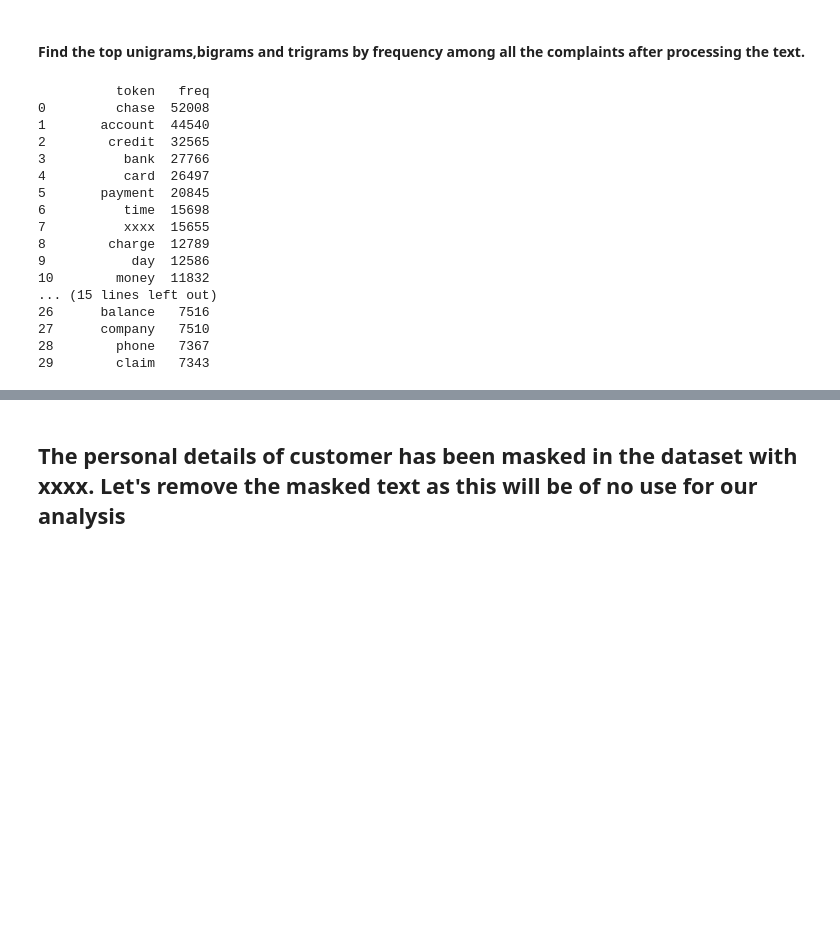
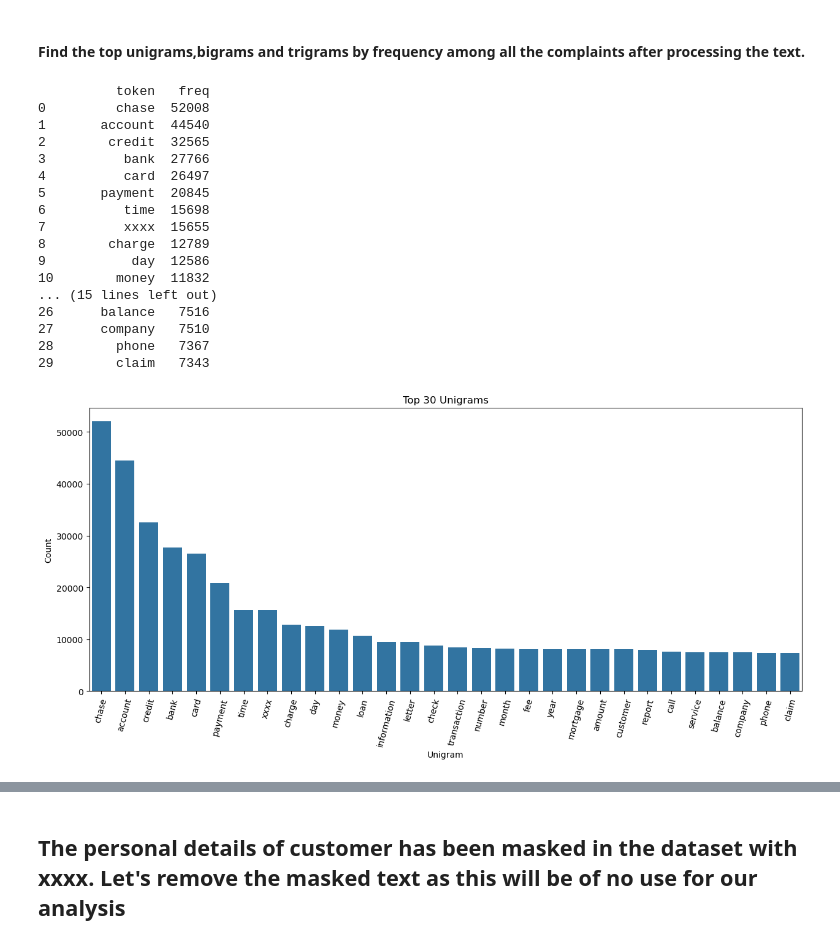
Before and after one commit to RahulMukeshSingh/Automatic-Complaint-Ticket-Classification, a Jupyter notebook: Rahul_Singh_Deepthi_Shreeya_Automatic_Ticket_Classification_Assignment.ipynb, the cells around one changed output, grey strips where cells are left out. Drawn from its saved outputs; the diff is of its cells as text; code cells hidden in the pictures; blank space fills up the shorter version.

```diff
--- a/Rahul_Singh_Deepthi_Shreeya_Automatic_Ticket_Classification_Assignment.ipynb
+++ b/Rahul_Singh_Deepthi_Shreeya_Automatic_Ticket_Classification_Assignment.ipynb
@@ -414,38 +421,37 @@ def get_top_ngrams(corpus, n=1, top_k=10):
 # %%
 #Write your code here to find the top 30 unigram frequency among the complaints in the cleaned datafram(df_clean).
 #Get the top 30 unigrams dataframe
 unigram_df = get_top_ngrams(df_clean['complaint_POS_removed'], n=1, top_k=30)
 print(unigram_df)
 
+
 #Create a bar plot for the top 30 unigram frequency
-fig = px.bar(
-    unigram_df,
-    x='token',
-    y='freq',
-    title='Top 30 Unigrams',
-    labels={'token': 'Unigram', 'freq': 'Count'}
-)
-
-#Display the figure
-fig.show()
+plt.figure(figsize=(15, 6))
+ax = sns.barplot(x='token', y='freq', data=unigram_df)
+ax.set_title('Top 30 Unigrams')
+ax.set_xlabel('Unigram')
+ax.set_ylabel('Count')
+plt.xticks(rotation=75)
+plt.show()
 # %% [output]
           token   freq
 0         chase  52008
 1       account  44540
 2        credit  32565
 3          bank  27766
 4          card  26497
 5       payment  20845
 6          time  15698
 7          xxxx  15655
 8        charge  12789
 9           day  12586
 10        money  11832
 ... (15 lines left out)
 26      balance   7516
 27      company   7510
 28        phone   7367
 29        claim   7343
+[figure, added]
 # %%
 #Print the top 10 words in the unigram frequency
 #Get the top 10 unigrams dataframe
```
Also changed, not shown: parts of 34 cells of this notebook.
